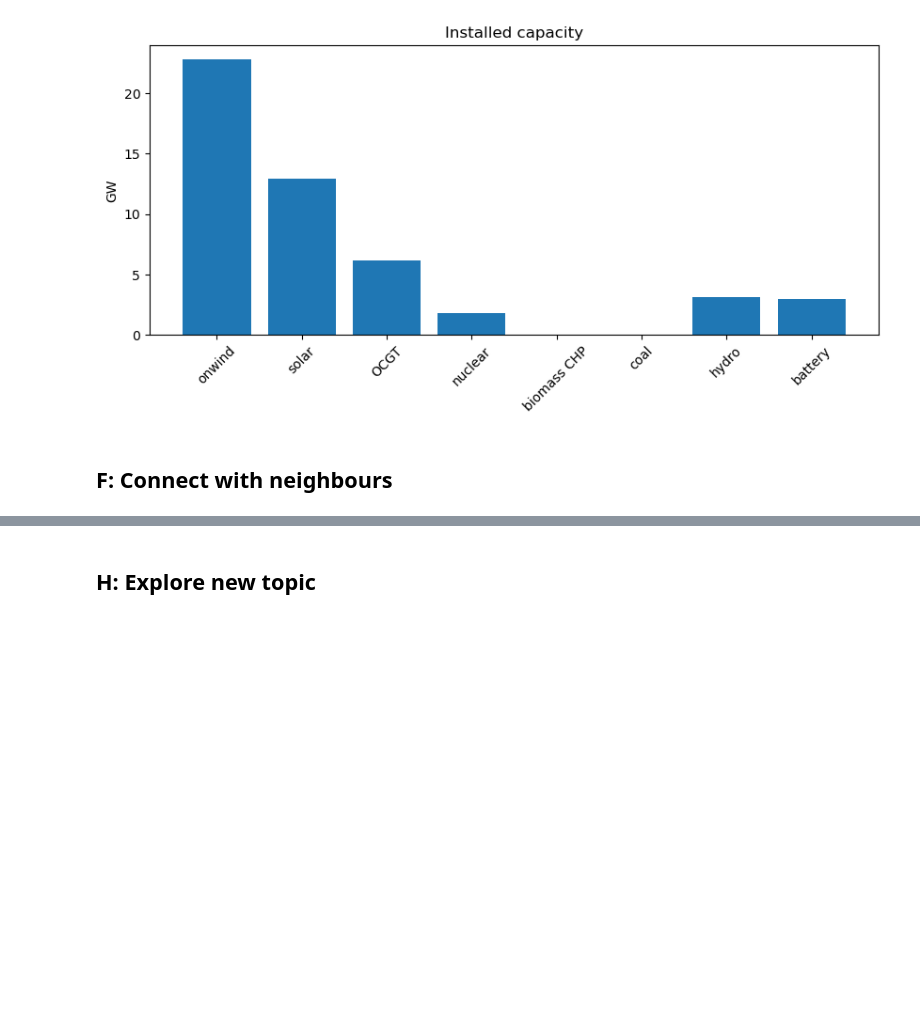
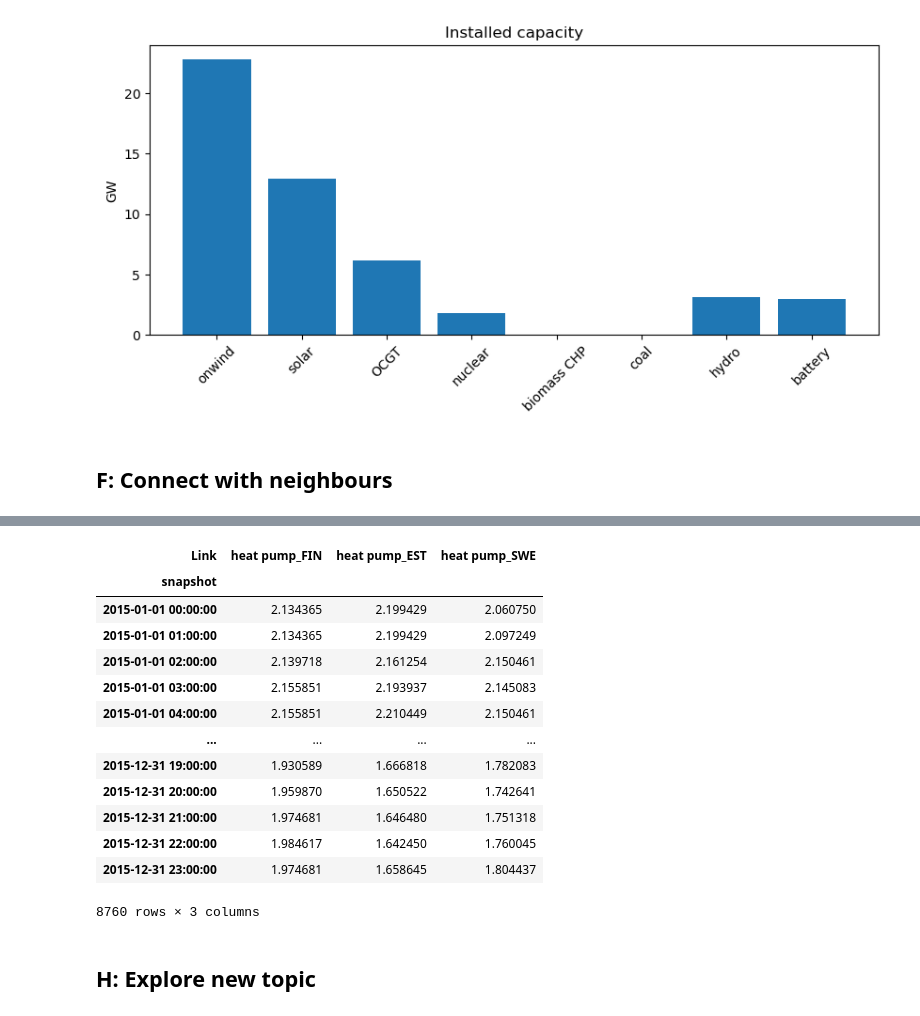
Before and after one commit to NicolineSimoneDTU/Integrated_Project, a Jupyter notebook: project.ipynb, the cells around one changed output, grey strips where cells are left out. Drawn from its saved outputs; the diff is of its cells as text; code cells hidden in the pictures; blank space fills up the shorter version.

```diff
--- a/project.ipynb
+++ b/project.ipynb
@@ -944,9 +896,0 @@ with suppress_stdout():
-# %%
-heat_all
-
-# Add heat buses
-for country in countries:
-    network.add("Bus", f"{country}_heat", y = coordinates[country][0], x = coordinates[country][1])
-    network.add("Load", f"heat_load_{country}", bus=f"{country}_heat", p_set=heat_all.loc[heat.index.year == year, country].values)
-
-    # Add heat generators
@@ -968,2 +899,19 @@ for country in countries:
+# %%
+network.links_t.efficiency
+# %% [output]
+| Link | heat pump_FIN | heat pump_EST | heat pump_SWE |
+| snapshot |  |  |  |
+| 2015-01-01 00:00:00 | 2.134365 | 2.199429 | 2.060750 |
+| 2015-01-01 01:00:00 | 2.134365 | 2.199429 | 2.097249 |
+| 2015-01-01 02:00:00 | 2.139718 | 2.161254 | 2.150461 |
+| 2015-01-01 03:00:00 | 2.155851 | 2.193937 | 2.145083 |
+| 2015-01-01 04:00:00 | 2.155851 | 2.210449 | 2.150461 |
+| ... | ... | ... | ... |
+| 2015-12-31 19:00:00 | 1.930589 | 1.666818 | 1.782083 |
+| 2015-12-31 20:00:00 | 1.959870 | 1.650522 | 1.742641 |
+| 2015-12-31 21:00:00 | 1.974681 | 1.646480 | 1.751318 |
+| 2015-12-31 22:00:00 | 1.984617 | 1.642450 | 1.760045 |
+| 2015-12-31 23:00:00 | 1.974681 | 1.658645 | 1.804437 |
+8760 rows × 3 columns
 # %% [markdown]
 ## H: Explore new topic
```
Also changed, not shown: parts of 23 cells of this notebook, 2 other files.
